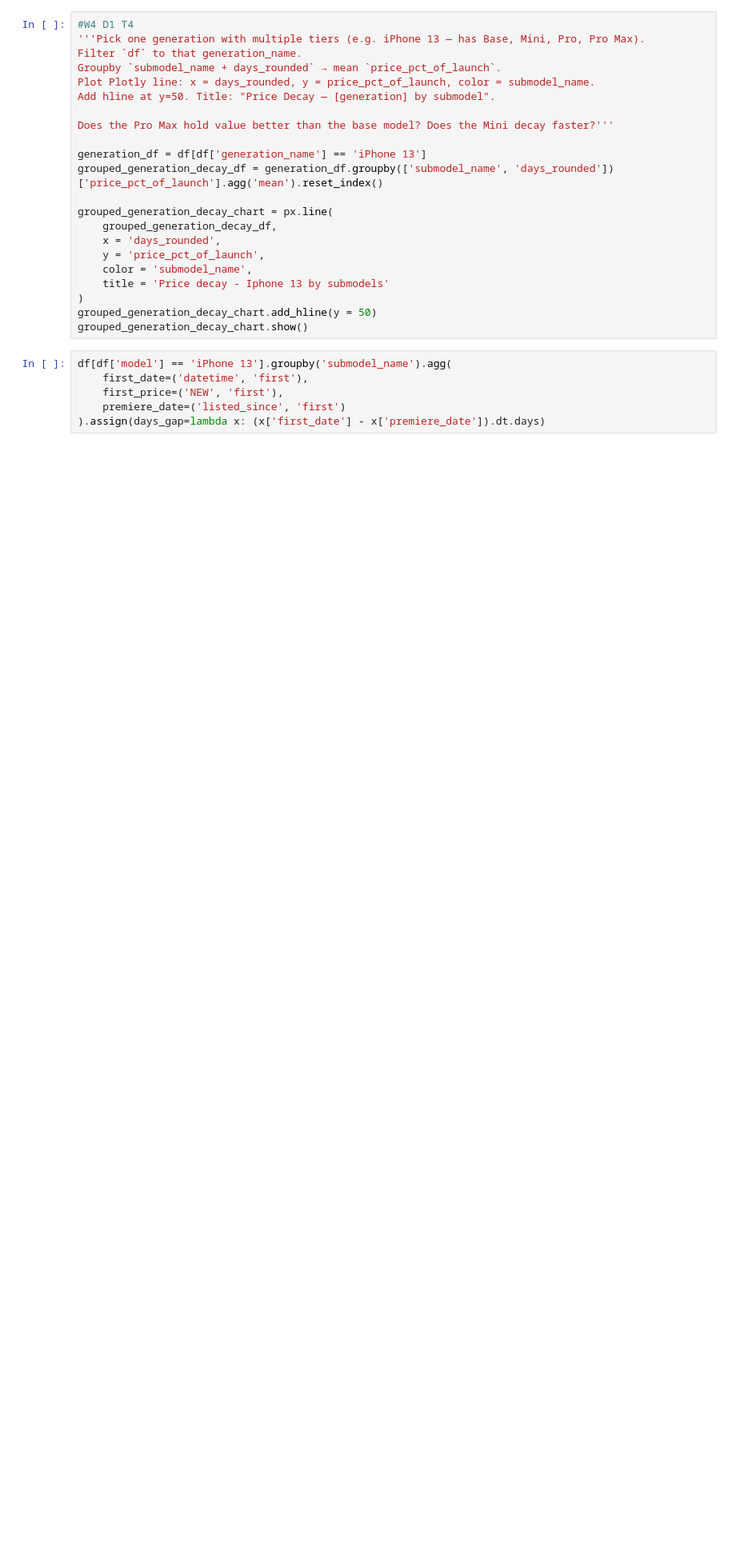
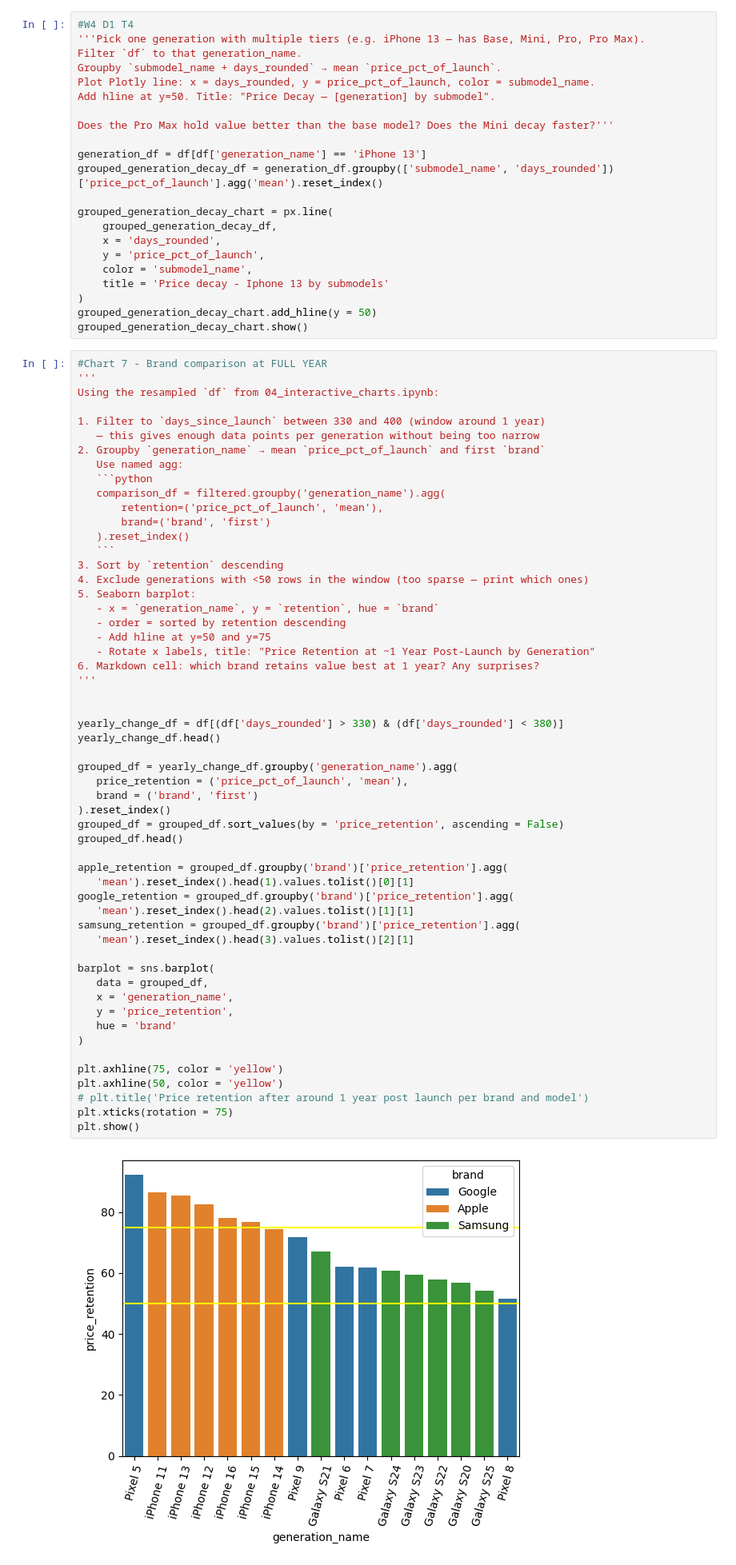
Before and after one commit to ady7ady7/python_agentic_learning, a Jupyter notebook: project1_phones_sales_analytics/notebooks/04_interactive_charts.ipynb, the cells around one changed output. Shown at 80% size. Saved outputs shown, nothing was run; the diff lists cells and outputs as text; blank space fills up the shorter version.

````diff
--- a/project1_phones_sales_analytics/notebooks/04_interactive_charts.ipynb
+++ b/project1_phones_sales_analytics/notebooks/04_interactive_charts.ipynb
@@ -359,8 +345,59 @@ grouped_generation_decay_chart = px.line(
 grouped_generation_decay_chart.add_hline(y = 50)
 grouped_generation_decay_chart.show()
 # %%
-df[df['model'] == 'iPhone 13'].groupby('submodel_name').agg(
-    first_date=('datetime', 'first'),
-    first_price=('NEW', 'first'),
-    premiere_date=('listed_since', 'first')
-).assign(days_gap=lambda x: (x['first_date'] - x['premiere_date']).dt.days)
+#Chart 7 - Brand comparison at FULL YEAR
+'''
+Using the resampled `df` from 04_interactive_charts.ipynb:
+
+1. Filter to `days_since_launch` between 330 and 400 (window around 1 year)
+   — this gives enough data points per generation without being too narrow
+2. Groupby `generation_name` → mean `price_pct_of_launch` and first `brand`
+   Use named agg:
+   ```python
+   comparison_df = filtered.groupby('generation_name').agg(
+       retention=('price_pct_of_launch', 'mean'),
+       brand=('brand', 'first')
+   ).reset_index()
+   ```
+3. Sort by `retention` descending
+4. Exclude generations with <50 rows in the window (too sparse — print which ones)
+5. Seaborn barplot:
+   - x = `generation_name`, y = `retention`, hue = `brand`
+   - order = sorted by retention descending
+   - Add hline at y=50 and y=75
+   - Rotate x labels, title: "Price Retention at ~1 Year Post-Launch by Generation"
+6. Markdown cell: which brand retains value best at 1 year? Any surprises?
+'''
+
+
+yearly_change_df = df[(df['days_rounded'] > 330) & (df['days_rounded'] < 380)]
+yearly_change_df.head()
+
+grouped_df = yearly_change_df.groupby('generation_name').agg(
+   price_retention = ('price_pct_of_launch', 'mean'),
+   brand = ('brand', 'first')
+).reset_index()
+grouped_df = grouped_df.sort_values(by = 'price_retention', ascending = False)
+grouped_df.head()
+
+apple_retention = grouped_df.groupby('brand')['price_retention'].agg(
+   'mean').reset_index().head(1).values.tolist()[0][1]
+google_retention = grouped_df.groupby('brand')['price_retention'].agg(
+   'mean').reset_index().head(2).values.tolist()[1][1]
+samsung_retention = grouped_df.groupby('brand')['price_retention'].agg(
+   'mean').reset_index().head(3).values.tolist()[2][1]
+
+barplot = sns.barplot(
+   data = grouped_df,
+   x = 'generation_name',
+   y = 'price_retention',
+   hue = 'brand'
+)
+
+plt.axhline(75, color = 'yellow')
+plt.axhline(50, color = 'yellow')
+# plt.title('Price retention after around 1 year post launch per brand and model')
+plt.xticks(rotation = 75)
+plt.show()
+# %% [output]
+[figure, added]
````
Also changed, not shown: parts of 8 cells of this notebook, 1 other file.
